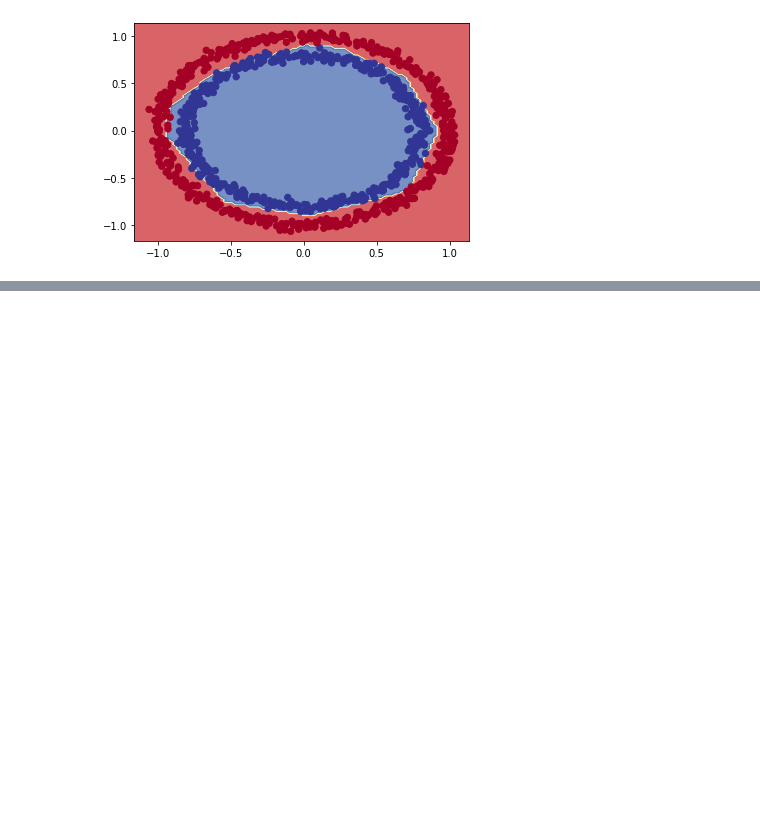
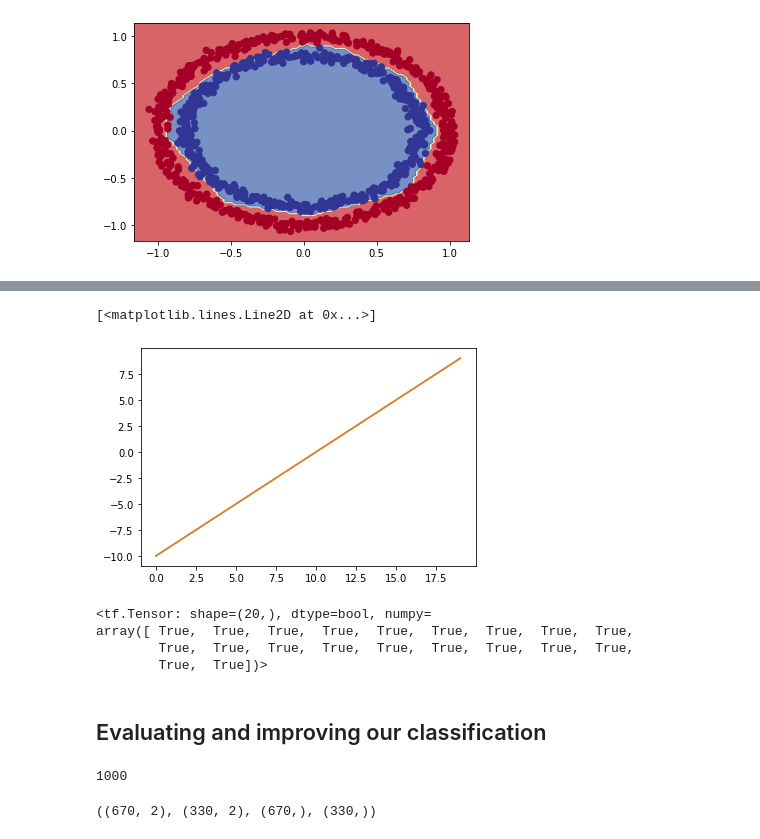
Before and after one commit to geetika18/Tensorflow-Playground, a Jupyter notebook: 02_Neural_Network_Classification_with_Tensorflow.ipynb, the cells around one changed output, grey strips where cells are left out. Drawn from its saved outputs; the diff is of its cells as text; code cells hidden in the pictures; blank space fills up the shorter version.

```diff
--- a/02_Neural_Network_Classification_with_Tensorflow.ipynb
+++ b/02_Neural_Network_Classification_with_Tensorflow.ipynb
@@ -403,0 +466,30 @@ doing binary classification
+# %%
+plt.plot(tf.keras.activations.linear(A))
+plt.plot(A)
+# %% [output]
+[<matplotlib.lines.Line2D at 0x...>]
+[figure, added]
+# %%
+# Does it even change anything?
+A == tf.keras.activations.linear(A)
+# %% [output]
+<tf.Tensor: shape=(20,), dtype=bool, numpy=
+array([ True,  True,  True,  True,  True,  True,  True,  True,  True,
+        True,  True,  True,  True,  True,  True,  True,  True,  True,
+        True,  True])>
+# %% [markdown]
+## Evaluating and improving our classification
+# %%
+len(X)
+# %% [output]
+1000
+# %%
+# Create the training and test dataset
+from sklearn.model_selection import train_test_split
+
+X_train, X_test, y_train, y_test = train_test_split(
+    X, y, test_size=0.33, random_state=42)
+
+X_train.shape, X_test.shape, y_train.shape, y_test.shape
+# %% [output]
+((670, 2), (330, 2), (670,), (330,))
```
Also changed, not shown: parts of 40 cells of this notebook.
